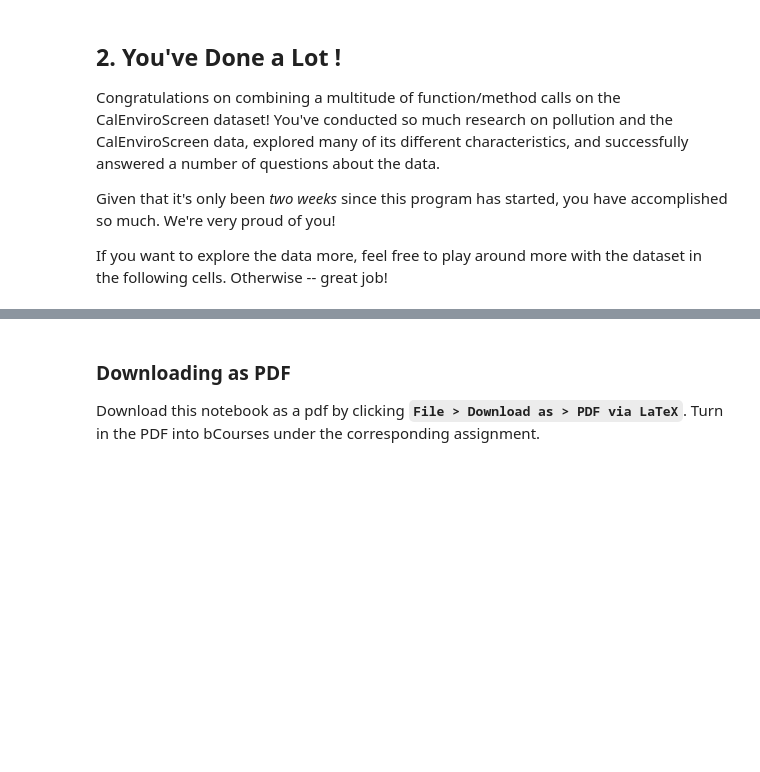
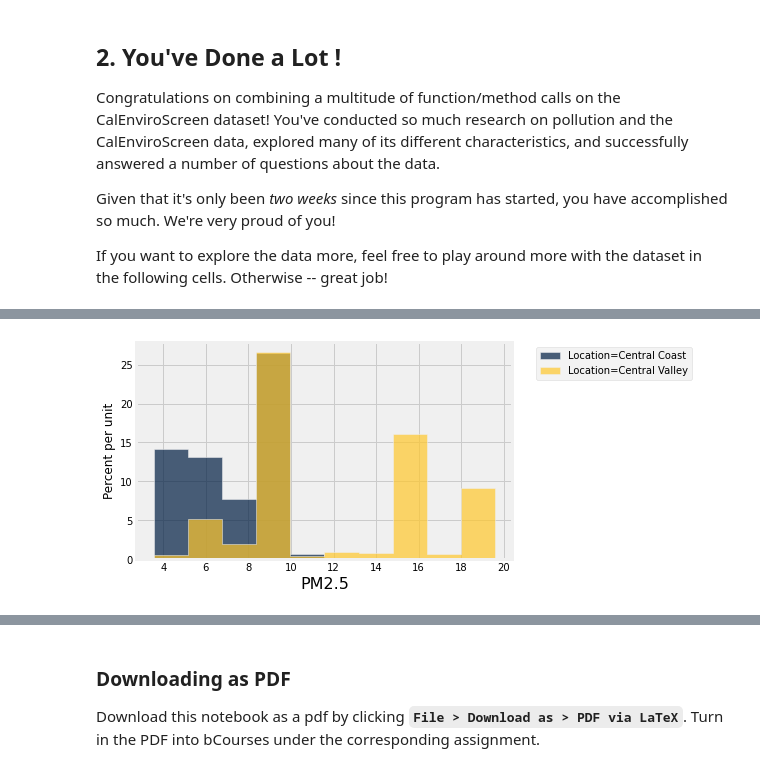
Before and after one commit to ds-modules/BUDS-SU22, a Jupyter notebook: Solutions/9.5_SOL_Putting-It-All-Together.ipynb, the cells around one changed output, grey strips where cells are left out. Cells and saved outputs as stored; diff of their text form; code cells hidden in the pictures; blank space fills up the shorter version.

```diff
--- a/Solutions/9.5_SOL_Putting-It-All-Together.ipynb
+++ b/Solutions/9.5_SOL_Putting-It-All-Together.ipynb
@@ -206,0 +224,4 @@ If you want to explore the data more, feel free to play around more with the dat
+# %%
+central.hist("PM2.5", group="Location")
+# %% [output]
+[figure, added]
```
Also changed, not shown: parts of 6 cells of this notebook, 2 other files.
